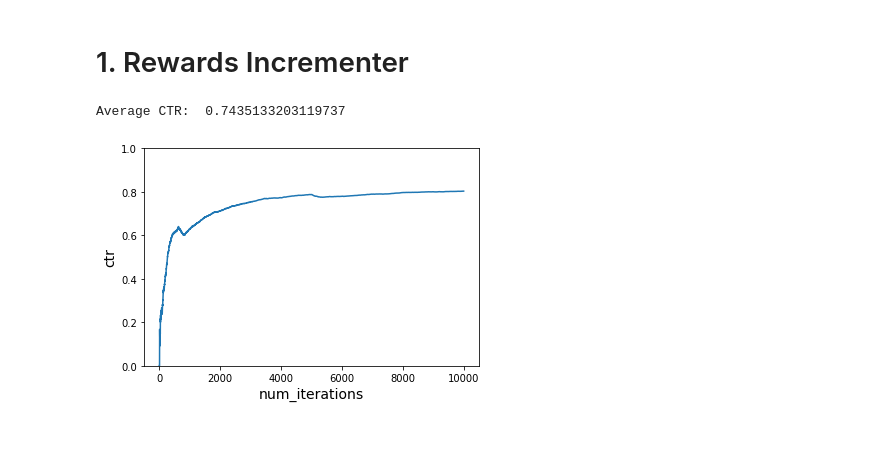
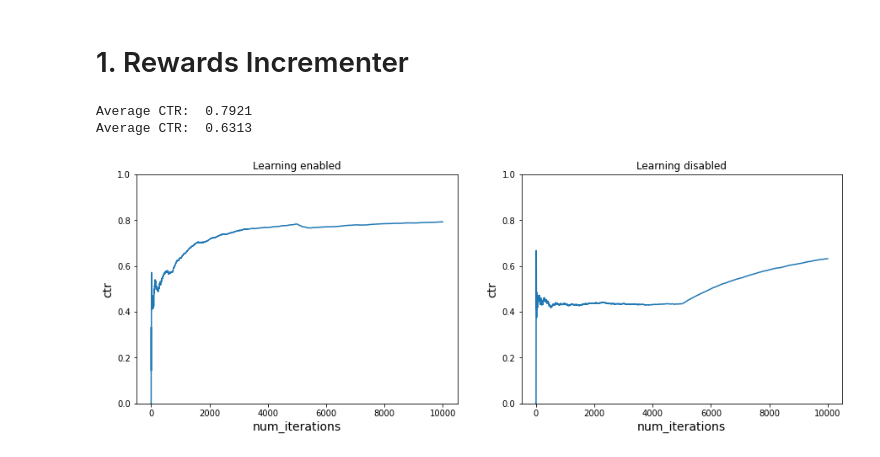
Before and after one commit to nihaldsouza/vw-cb-exercise, a Jupyter notebook: vw_cb_content_personalization.ipynb, the cells around one changed output. Drawn from its saved outputs; the diff is of its cells as text; code cells hidden in the pictures.

```diff
--- a/vw_cb_content_personalization.ipynb
+++ b/vw_cb_content_personalization.ipynb
@@ -257,8 +257,8 @@ def run_simulation_with_rewards_incrementer(vw, num_iterations, users, times_of_
             # cost = -1 indicates a reward. With every successive reward, the reward value is incremented by the value specified in 'rewards_increment'
             if cost == -1:
                 cost = cost+current_increment_value
-                cost_sum += cost
                 current_increment_value += rewards_increment
+                cost_sum -= 1
             # cost = 0 indicates no reward. If there was a successive run of rewards previously, a 'no rewards' action breaks the streak and sets the 'current_increment_value' back to the original 'rewards_increment' value
             elif cost == 0:
                 current_increment_value = rewards_increment
@@ -273,23 +273,32 @@ def run_simulation_with_rewards_incrementer(vw, num_iterations, users, times_of_
             ctr.append(-1*cost_sum/i)
         start_counter = end_counter
         end_counter = start_counter + num_iterations
-    print("Average CTR: ", sum(ctr)/(num_iterations*len(cost_functions)))
+    print("Average CTR: ", -1*cost_sum/(num_iterations*len(cost_functions)))
     return ctr, record_info
 # %%
 # Instantiate learner in VW
 vw = pyvw.vw("--cb_explore_adf -q UA --quiet --epsilon 0.2")
 
 num_iterations_per_cost_func = 5000
-rewards_increment = -1e-05
+rewards_increment = -0.00005 #-1e-05=-0.00005
 cost_functions = [get_cost, get_cost_new1]
 total_iterations = num_iterations_per_cost_func * len(cost_functions)
+#With learning
+ctr, record_info = run_simulation_with_rewards_incrementer(vw, num_iterations_per_cost_func, users, times_of_day, actions, cost_functions, rewards_increment)
+#No learning
+ctr_nl, record_info_nl = run_simulation_with_rewards_incrementer(vw, num_iterations_per_cost_func, users, times_of_day, actions, cost_functions, rewards_increment, do_learn = False)
 
-ctr, record_info = run_simulation_with_rewards_incrementer(vw, num_iterations_per_cost_func, users, times_of_day, actions, cost_functions, rewards_increment)
-
+plt.figure(figsize=(15,5))
+plt.subplot(121)
+plt.title("Learning enabled")
 plot_ctr(total_iterations, ctr)
+plt.subplot(122)
+plt.title("Learning disabled")
+plot_ctr(total_iterations, ctr_nl)
 # %% [output]
-Average CTR:  0.7435133203119737
+Average CTR:  0.7921
+Average CTR:  0.6313
-[figure, old version]
+[figure, new version]
 # %%
 #Map the time of day to a color for visualization
 def color_time_of_day_map(tod):
```
Also changed, not shown: parts of 21 cells of this notebook.
